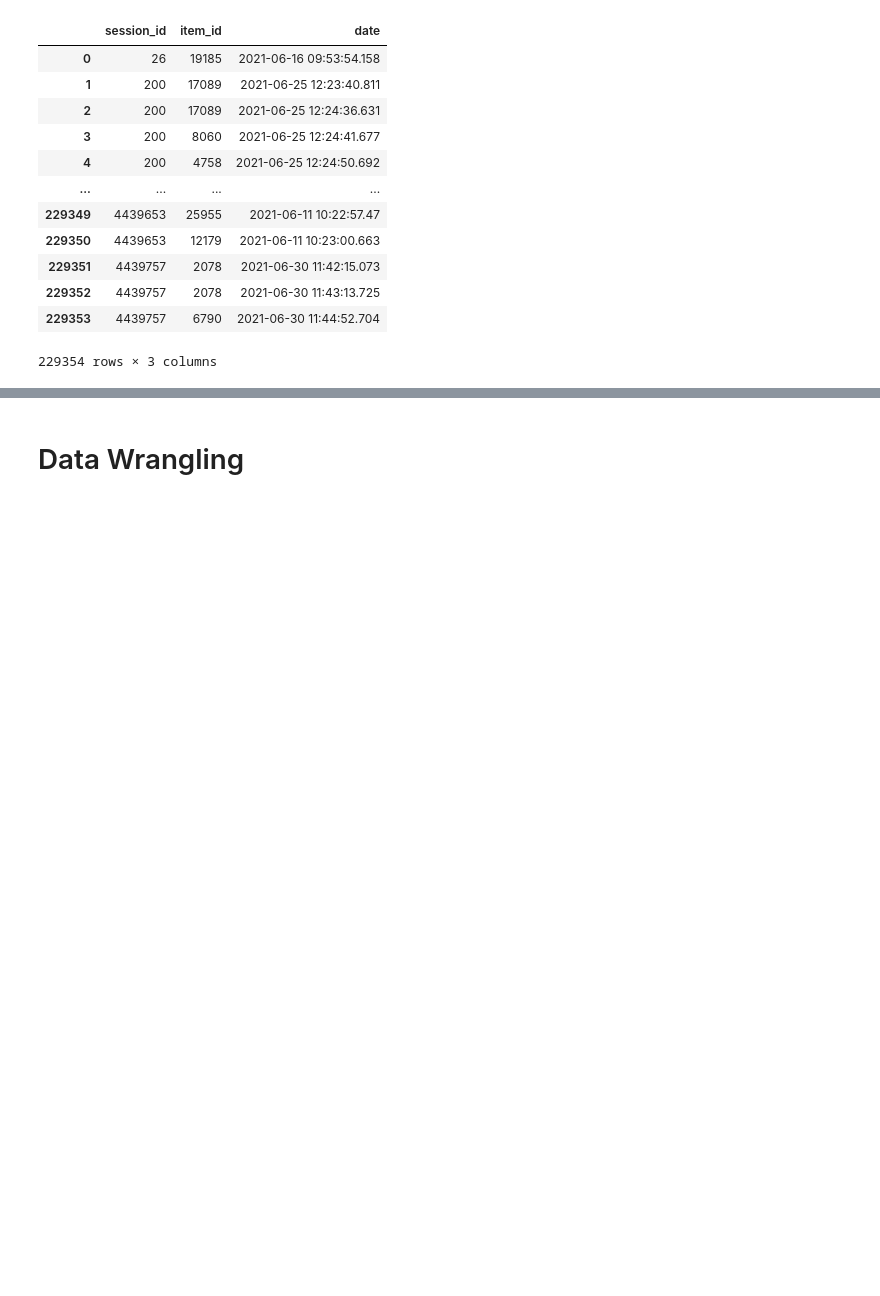
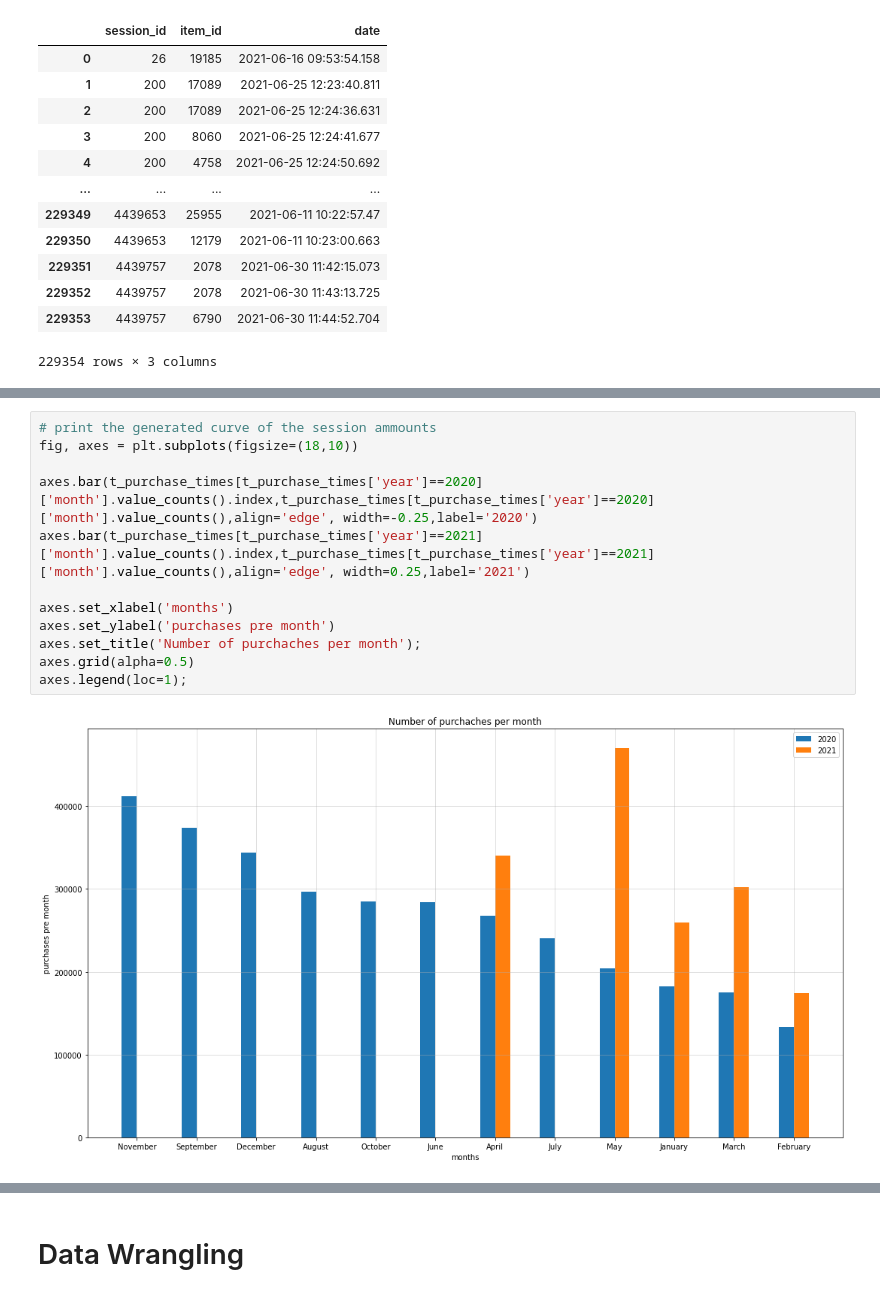
Before and after one commit to Ananassio/Data-Science_lab, a Jupyter notebook: Project/Data.ipynb, the cells around one changed output, grey strips where cells are left out. Saved outputs shown, nothing was run; the diff lists cells and outputs as text; blank space fills up the shorter version.

```diff
--- a/Project/Data.ipynb
+++ b/Project/Data.ipynb
@@ -193,0 +295,14 @@ test_leaderboard_sessions
+# %%
+# print the generated curve of the session ammounts
+fig, axes = plt.subplots(figsize=(18,10))
+
+axes.bar(t_purchase_times[t_purchase_times['year']==2020]['month'].value_counts().index,t_purchase_times[t_purchase_times['year']==2020]['month'].value_counts(),align='edge', width=-0.25,label='2020')
+axes.bar(t_purchase_times[t_purchase_times['year']==2021]['month'].value_counts().index,t_purchase_times[t_purchase_times['year']==2021]['month'].value_counts(),align='edge', width=0.25,label='2021')
+
+axes.set_xlabel('months')
+axes.set_ylabel('purchases pre month')
+axes.set_title('Number of purchaches per month');
+axes.grid(alpha=0.5)
+axes.legend(loc=1);
+# %% [output]
+[figure, added]
```
Also changed, not shown: parts of 23 cells of this notebook.
